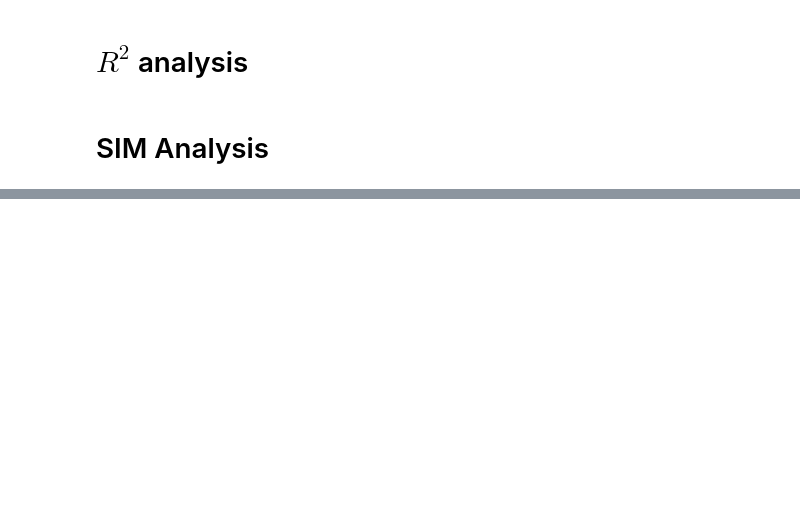
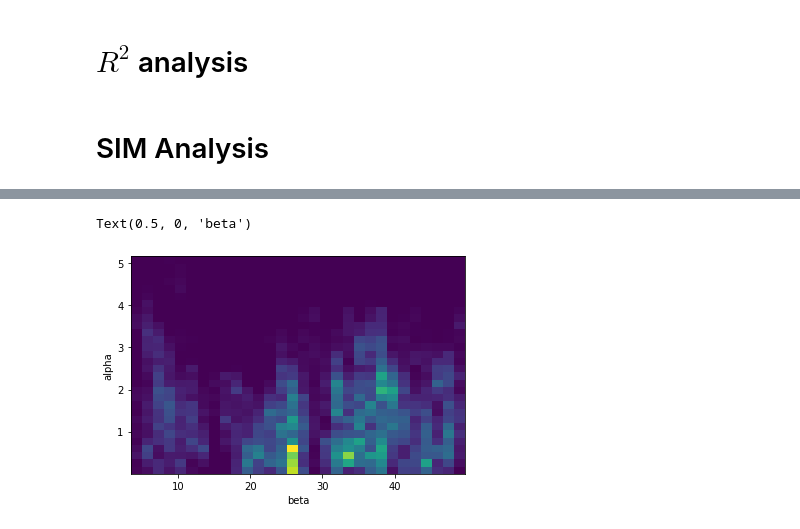
Before and after one commit to YannisZa/GeNSIT, a Jupyter notebook: notebooks/Reading outputs (work in progress).ipynb, the cells around one changed output, grey strips where cells are left out. Cells and saved outputs as stored; diff of their text form; code cells hidden in the pictures; blank space fills up the shorter version.

```diff
--- a/notebooks/Reading outputs (work in progress).ipynb
+++ b/notebooks/Reading outputs (work in progress).ipynb
@@ -140,2 +296,11 @@ _ = plt.hist(current_data.data.beta.squeeze().values)
 # %%
-_ = plt.hist2d(current_data.data.alpha.squeeze().values,current_data.data.beta.squeeze().values,bins = 50)
+_ = plt.hist2d(
+    current_data.data.beta.squeeze().values,
+    current_data.data.alpha.squeeze().values,
+    bins = 30
+)
+plt.ylabel('alpha')
+plt.xlabel('beta')
+# %% [output]
+Text(0.5, 0, 'beta')
+[figure, added]
```
Also changed, not shown: parts of 25 cells of this notebook.
